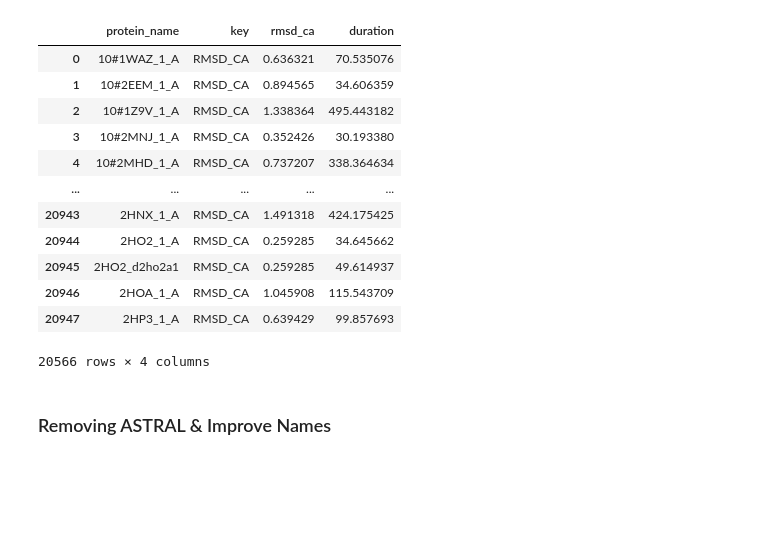
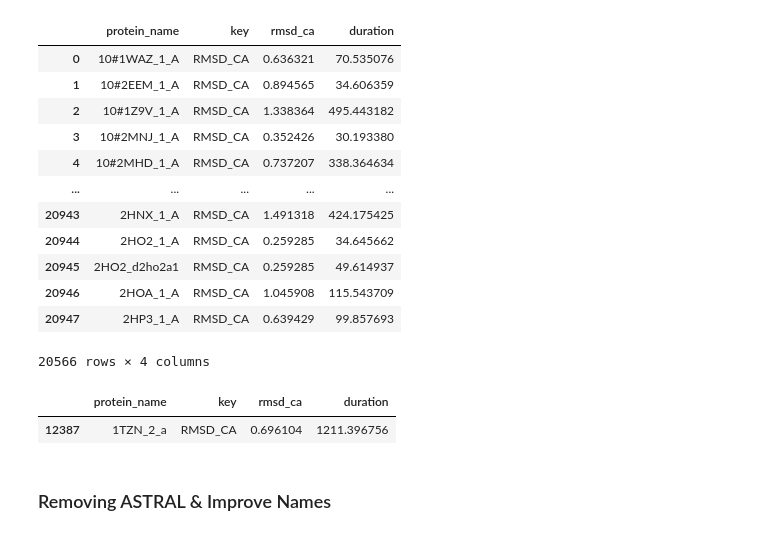
Before and after one commit to jonathanking/openfold, a Jupyter notebook: jk_research/230315_selecting_forming_scnmin_data.ipynb, the cells around one changed output. Cells and saved outputs as stored; diff of their text form; code cells hidden in the pictures; blank space fills up the shorter version.

```diff
--- a/jk_research/230315_selecting_forming_scnmin_data.ipynb
+++ b/jk_research/230315_selecting_forming_scnmin_data.ipynb
@@ -143,3 +143,9 @@ df_lowrmsd
 | 20946 | 2HOA_1_A | RMSD_CA | 1.045908 | 115.543709 |
 | 20947 | 2HP3_1_A | RMSD_CA | 0.639429 | 99.857693 |
 20566 rows × 4 columns
+# %%
+# Look for the substring 1ZTN in the list of proteins with low RMSD_CA
+df_lowrmsd[df_lowrmsd['protein_name'].str.contains("1TZN")]
+# %% [output]
+|  | protein_name | key | rmsd_ca | duration |
+| 12387 | 1TZN_2_a | RMSD_CA | 0.696104 | 1211.396756 |
```
Also changed, not shown: parts of 2 cells of this notebook, 1 other file.
